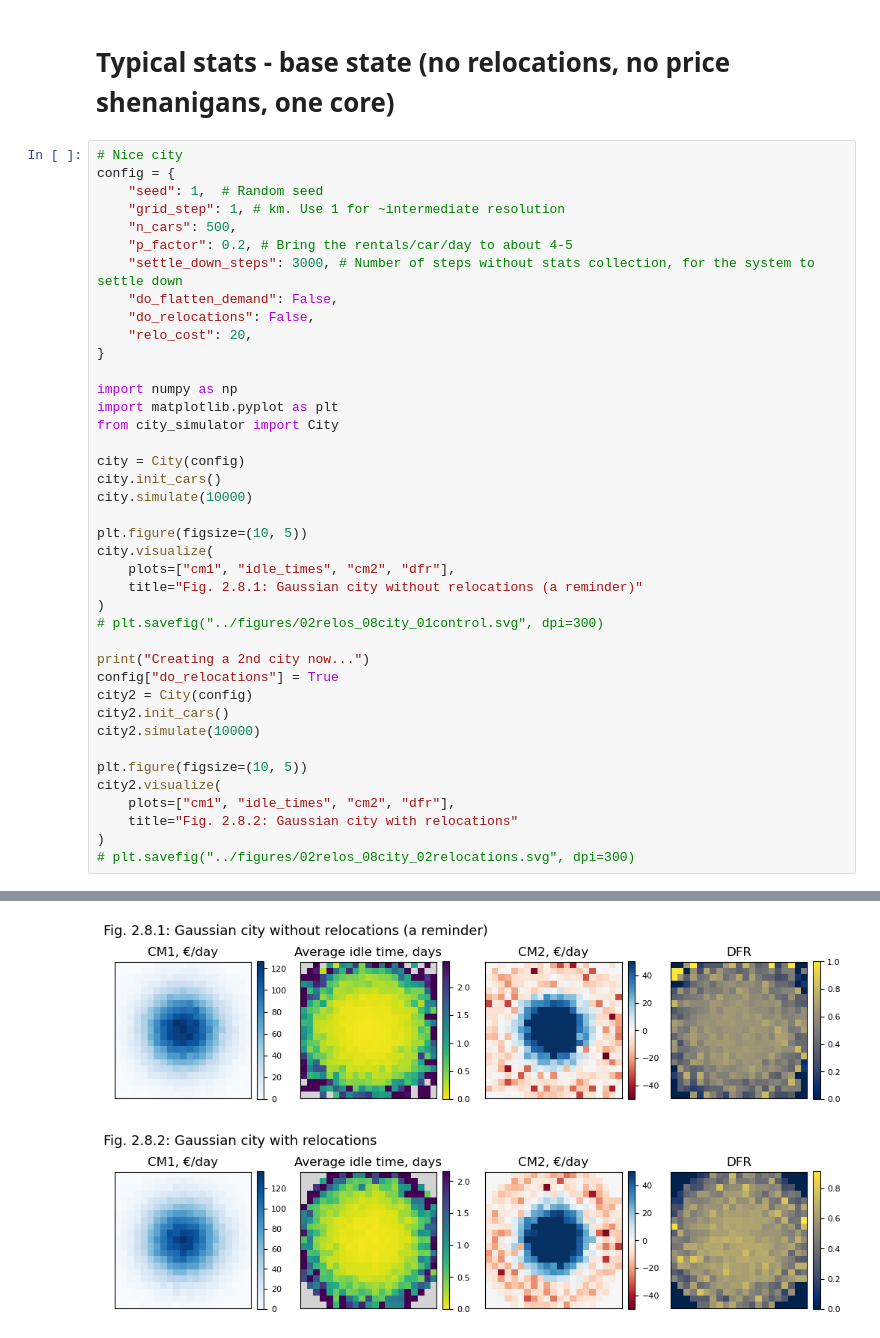
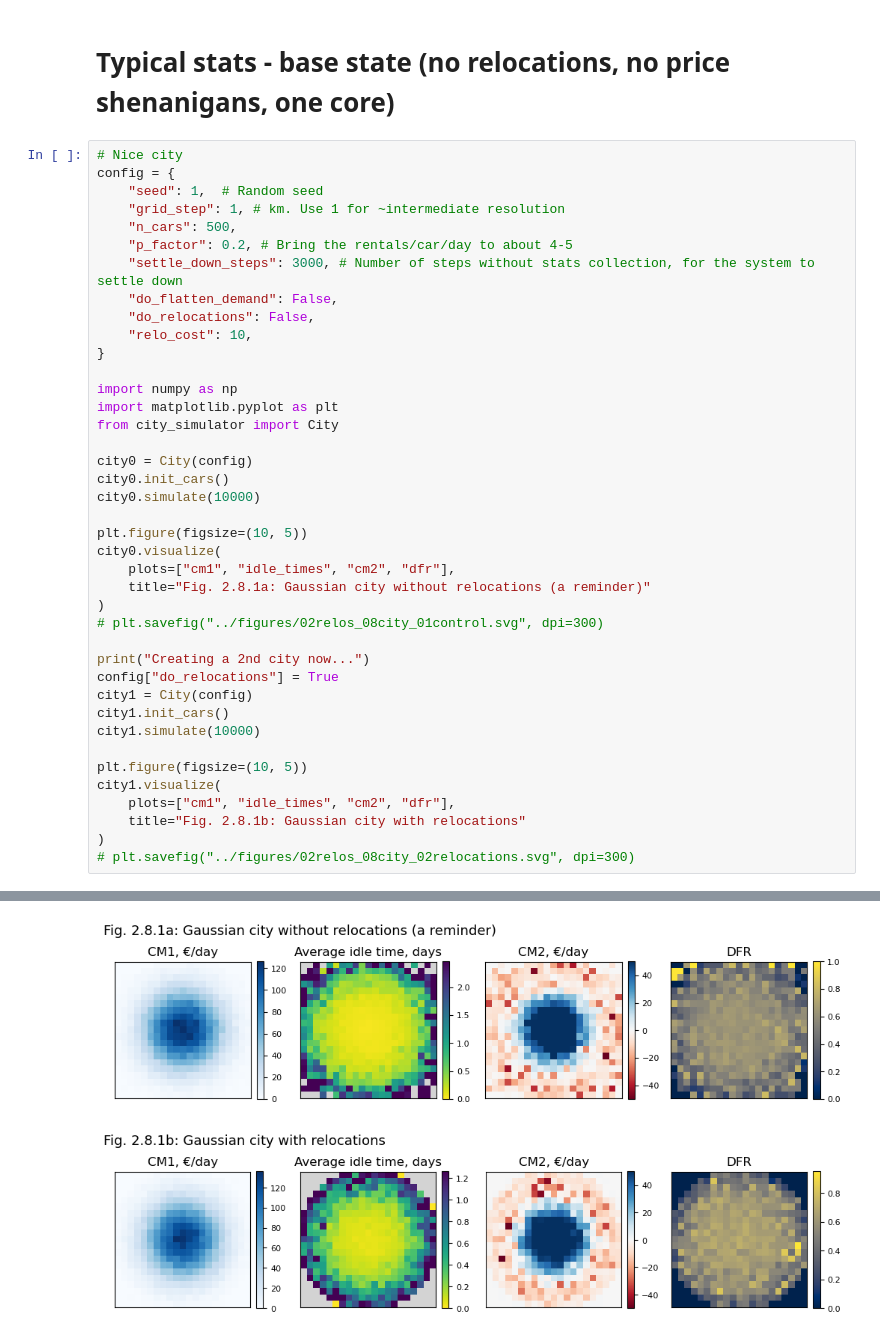
Before and after one commit to khakhalin/carsharing101, a Jupyter notebook: scripts/02relos_08city.ipynb, the cells around one changed output, grey strips where cells are left out. Saved outputs shown, nothing was run; the diff lists cells and outputs as text.

```diff
--- a/scripts/02relos_08city.ipynb
+++ b/scripts/02relos_08city.ipynb
@@ -58,34 +57,34 @@ config = {
     "settle_down_steps": 3000, # Number of steps without stats collection, for the system to settle down
     "do_flatten_demand": False,
     "do_relocations": False,
-    "relo_cost": 20,
+    "relo_cost": 10,
 }
 
 import numpy as np
 import matplotlib.pyplot as plt
 from city_simulator import City
 
-city = City(config)
-city.init_cars()
-city.simulate(10000)
+city0 = City(config)
+city0.init_cars()
+city0.simulate(10000)
 
 plt.figure(figsize=(10, 5))
-city.visualize(
+city0.visualize(
     plots=["cm1", "idle_times", "cm2", "dfr"],
-    title="Fig. 2.8.1: Gaussian city without relocations (a reminder)"
+    title="Fig. 2.8.1a: Gaussian city without relocations (a reminder)"
 )
 # plt.savefig("../figures/02relos_08city_01control.svg", dpi=300)
 
 print("Creating a 2nd city now...")
 config["do_relocations"] = True
-city2 = City(config)
-city2.init_cars()
-city2.simulate(10000)
+city1 = City(config)
+city1.init_cars()
+city1.simulate(10000)
 
 plt.figure(figsize=(10, 5))
-city2.visualize(
+city1.visualize(
     plots=["cm1", "idle_times", "cm2", "dfr"],
-    title="Fig. 2.8.2: Gaussian city with relocations"
+    title="Fig. 2.8.1b: Gaussian city with relocations"
 )
 # plt.savefig("../figures/02relos_08city_02relocations.svg", dpi=300)
 # %% [output]
@@ -119,5 +118,5 @@ Creating a 2nd city now...
-[figure, old version]
+[figure, new version]
-[figure, old version]
+[figure, new version]
 # %%
 # Stats, use data from the previous run 👆
 
```
Also changed, not shown: parts of 4 cells of this notebook, 2 other files.
